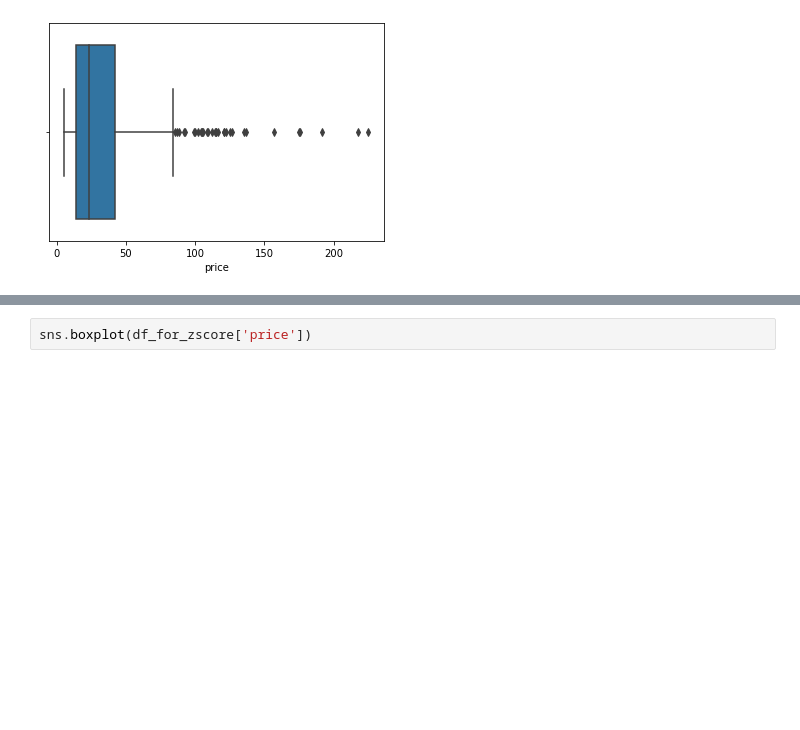
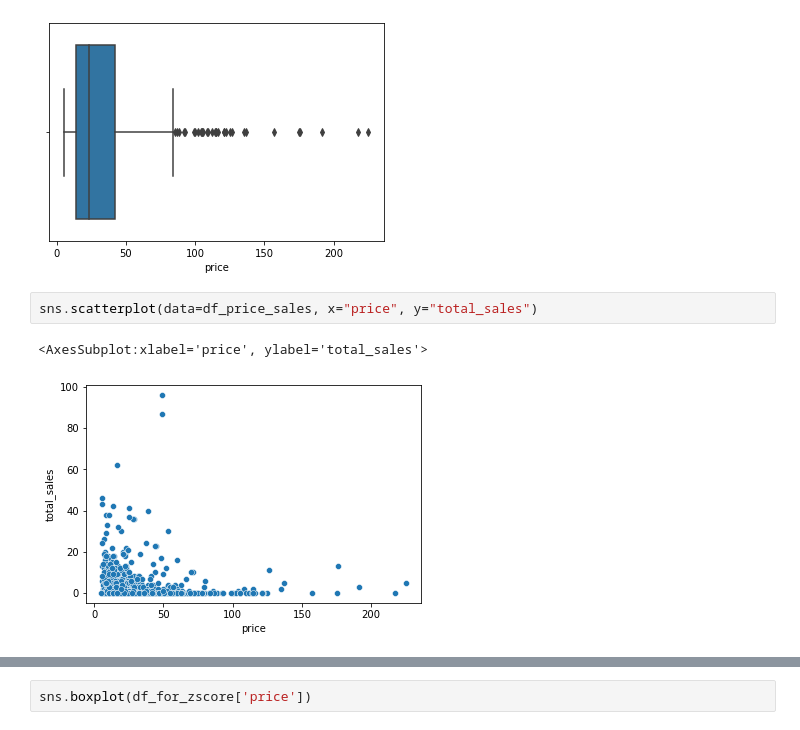
Before and after one commit to ErwanRochdi/Wine_spirit, a Jupyter notebook: Wine_spirit.ipynb, the cells around one changed output, grey strips where cells are left out. Drawn from its saved outputs; the diff is of its cells as text; blank space fills up the shorter version.

```diff
--- a/Wine_spirit.ipynb
+++ b/Wine_spirit.ipynb
@@ -98,3 +103,8 @@ sns.boxplot(df_price_sales['price'])
 # %% [output]
 <AxesSubplot:xlabel='price'>
 [figure]
+# %%
+sns.scatterplot(data=df_price_sales, x="price", y="total_sales")
+# %% [output]
+<AxesSubplot:xlabel='price', ylabel='total_sales'>
+[figure, added]
```
Also changed, not shown: parts of 33 cells of this notebook.
